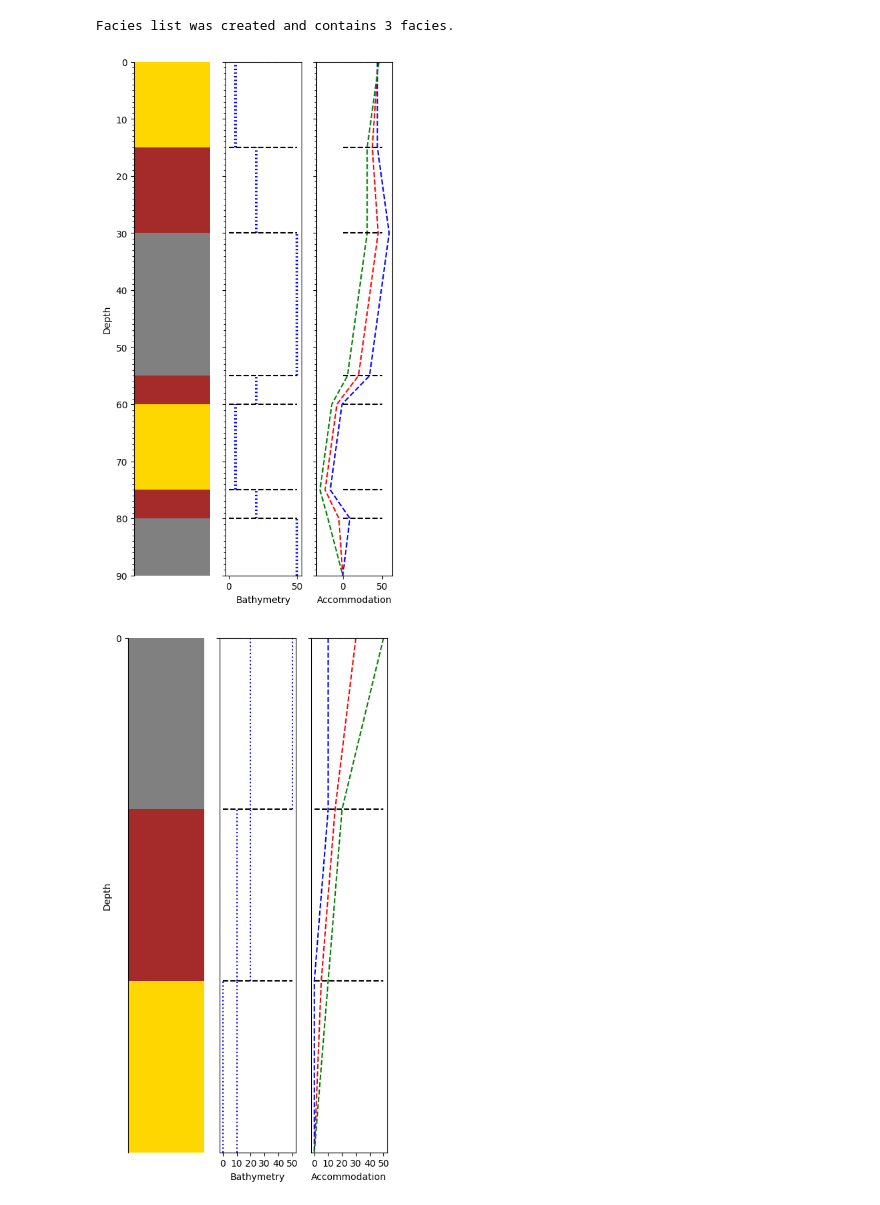
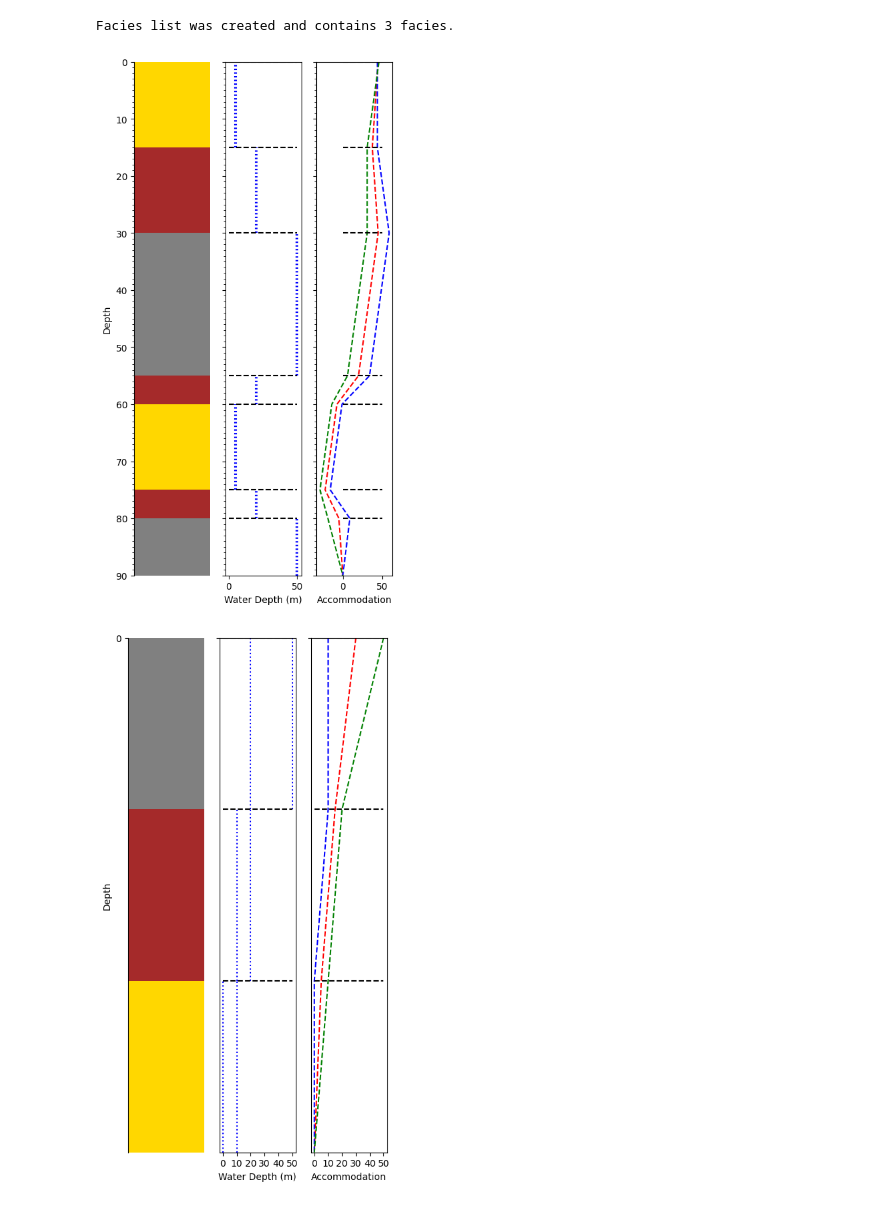
Before and after one commit to martin-lemay/pyWellSFM, a Jupyter notebook: notebooks/computeWellAccommodation.ipynb, the cells around one changed output. Cells and saved outputs as stored; diff of their text form; code cells hidden in the pictures.

Commit message:
change bathymetry by water depth

```diff
--- a/notebooks/computeWellAccommodation.ipynb
+++ b/notebooks/computeWellAccommodation.ipynb
@@ -95,8 +95,8 @@ log = Curve("Depth", "GR", curveAbscissa, curveOrdinate)
 well.addLog("GR", log)
 # %%
 # Accommodation calculation tests
-# case 1: Facies with restricted bathymetry range. 1 well with succession of
-# facies. defines facies bathymetry
+# case 1: Facies with restricted water depth range. 1 well with succession of
+# facies. defines facies water depth
 sandstoneBathyRestricted = (4.5, 5.5)
 siltstoneBathyRestricted = (19.5, 20.5)
 shaleBathyRestricted = (49.5, 50.5)
@@ -106,7 +106,7 @@ sandstoneFac = SedimentaryFacies(
     "sandstone",
     {
         FaciesCriteria(
-            "Bathymetry",
+            "WaterDepth",
             sandstoneBathyRestricted[0],
             sandstoneBathyRestricted[1],
             FaciesCriteriaType.SEDIMENTOLOGICAL,
@@ -118,7 +118,7 @@ siltstoneFac = SedimentaryFacies(
     "siltstone",
     {
         FaciesCriteria(
-            "Bathymetry",
+            "WaterDepth",
             siltstoneBathyRestricted[0],
             siltstoneBathyRestricted[1],
             FaciesCriteriaType.SEDIMENTOLOGICAL,
@@ -130,7 +130,7 @@ shaleFac = SedimentaryFacies(
     "shale",
     {
         FaciesCriteria(
-            "Bathymetry", shaleBathyRestricted[0], shaleBathyRestricted[1], FaciesCriteriaType.SEDIMENTOLOGICAL,
+            "WaterDepth", shaleBathyRestricted[0], shaleBathyRestricted[1], FaciesCriteriaType.SEDIMENTOLOGICAL,
         )
     },
 )
@@ -150,40 +150,40 @@ simpleLithoLog = """top,base,comp lithology
 75.0,80.0,siltstone
 80.0,90.0,shale
 """
 
 wellCoords = np.array((0.0, 0.0, 0.0))
 depth: float = 100.0
 well: Well = Well("Well0", wellCoords, depth)
 lithoLogName = "lithology"
 lithoLog = Striplog.from_csv(text=simpleLithoLog)
 well.addLog(lithoLogName, lithoLog)
 
 aspc = AccommodationSpaceWellCalculator(well, faciesListRestrictedBathy)
 accoCurve: UncertaintyCurve = aspc.computeAccommodationCurve(lithoLogName)
 
 fig, (ax0, ax1, ax2) = plt.subplots(figsize=(5, 10), ncols=3, sharey=True)
 lithoLog.plot(legend, ax=ax0)
 ax0.set_ylabel("Depth")
-for row in aspc._bathymetryStepCurve:
+for row in aspc._waterDepthStepCurve:
     ax1.plot((row[2], row[2]), row[:2], ":b")
     ax1.plot((row[3], row[3]), row[:2], ":b")
-ax1.set_xlabel("Bathymetry")
+ax1.set_xlabel("Water Depth (m)")
 ax2.plot(accoCurve.getMedianValues(), accoCurve.getAbscissa(), "--r")
 ax2.plot(accoCurve.getMinValues(), accoCurve.getAbscissa(), "--b")
 ax2.plot(accoCurve.getMaxValues(), accoCurve.getAbscissa(), "--g")
 ax2.set_xlabel("Accommodation")
 
 interval: Interval
 for interval in lithoLog:
     ax1.hlines(interval.top.middle, 0, 50, colors="k", linestyles="--")
     ax2.hlines(interval.top.middle, 0, 50, colors="k", linestyles="--")
 plt.show()
 # %% [output]
-[figure, old version]
+[figure, new version]
 # %%
 # Accommodation calculation tests
-# case 1: Facies with restricted bathymetry range. 1 well with succession of
-# facies. defines facies bathymetry
+# case 1: Facies with restricted water depth range. 1 well with succession of
+# facies. defines facies water depth
 sandstoneBathyRestricted = (0, 10)
 siltstoneBathyRestricted = (10, 20)
 shaleBathyRestricted = (20, 50)
@@ -193,7 +193,7 @@ sandstoneFac = SedimentaryFacies(
     "sandstone",
     {
         FaciesCriteria(
-            "Bathymetry",
+            "WaterDepth",
             sandstoneBathyRestricted[0],
             sandstoneBathyRestricted[1],
             FaciesCriteriaType.SEDIMENTOLOGICAL,
@@ -205,7 +205,7 @@ siltstoneFac = SedimentaryFacies(
     "siltstone",
     {
         FaciesCriteria(
-            "Bathymetry",
+            "WaterDepth",
             siltstoneBathyRestricted[0],
             siltstoneBathyRestricted[1],
             FaciesCriteriaType.SEDIMENTOLOGICAL,
@@ -217,7 +217,7 @@ shaleFac = SedimentaryFacies(
     "shale",
     {
         FaciesCriteria(
-            "Bathymetry", shaleBathyRestricted[0], shaleBathyRestricted[1],
+            "WaterDepth", shaleBathyRestricted[0], shaleBathyRestricted[1],
             FaciesCriteriaType.SEDIMENTOLOGICAL,
         )
     },
@@ -248,10 +248,10 @@ accoCurve: UncertaintyCurve = aspc.computeAccommodationCurve(lithoLogName)
 fig, (ax0, ax1, ax2) = plt.subplots(figsize=(5, 10), ncols=3, sharey=True)
 lithoLog.plot(legend, ax=ax0)
 ax0.set_ylabel("Depth")
-for row in aspc._bathymetryStepCurve:
+for row in aspc._waterDepthStepCurve:
     ax1.plot((row[2], row[2]), row[:2], ":b")
     ax1.plot((row[3], row[3]), row[:2], ":b")
-ax1.set_xlabel("Bathymetry")
+ax1.set_xlabel("Water Depth (m)")
 ax2.plot(accoCurve.getMedianValues(), accoCurve.getAbscissa(), "--r")
 ax2.plot(accoCurve.getMinValues(), accoCurve.getAbscissa(), "--b")
 ax2.plot(accoCurve.getMaxValues(), accoCurve.getAbscissa(), "--g")
@@ -266,6 +266,6 @@ for interval in lithoLog:
     ax2.hlines(interval.top.middle, 0, 50, colors="k", linestyles="--")
 plt.show()
 # %% [output]
-[figure, old version]
+[figure, new version]
 # %%
 # Accommodation calculation tests
```
Also changed, not shown: parts of 3 cells of this notebook, 18 other files.
